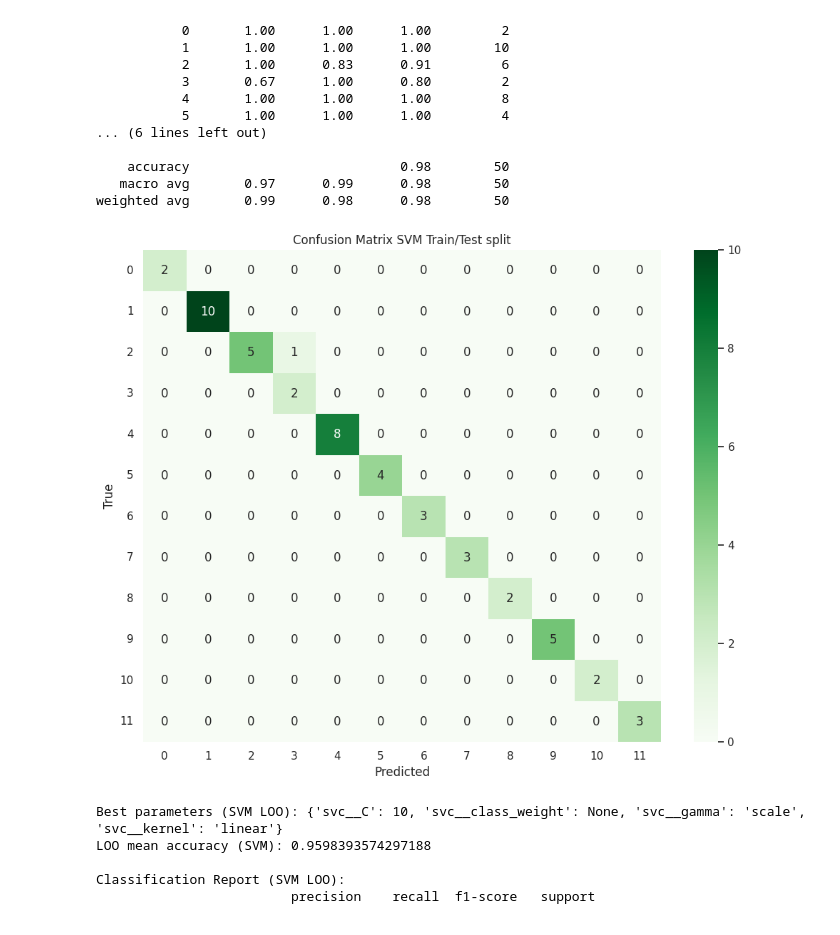
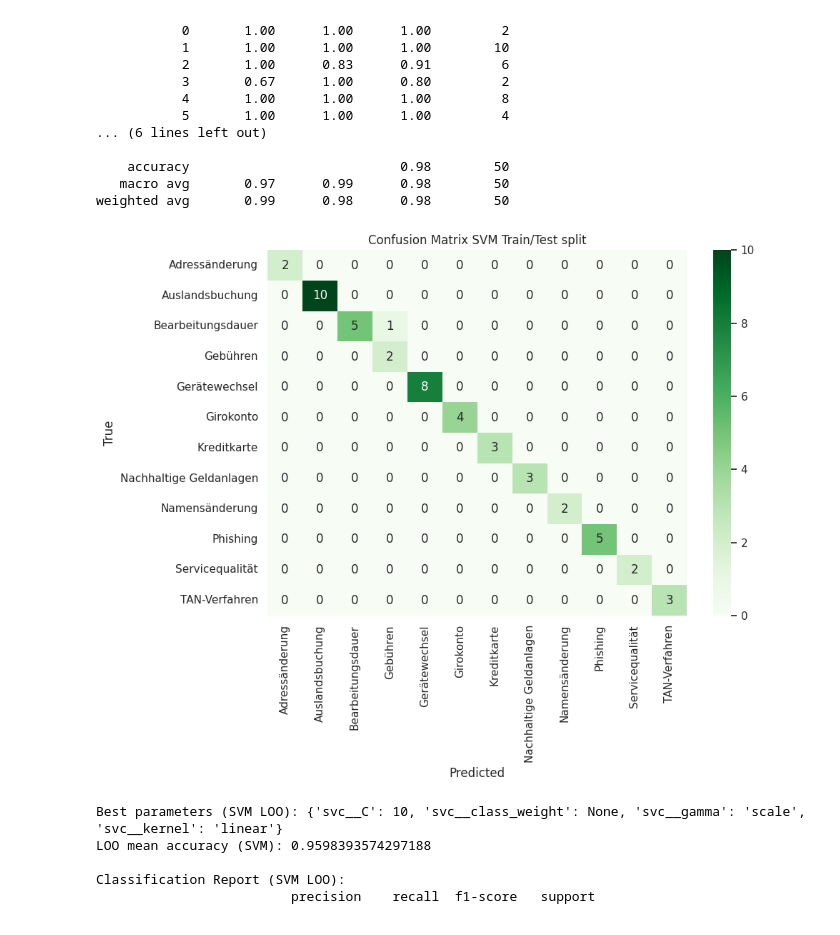
Before and after one commit to almilash/sparkasse_text_classification_challenge, a Jupyter notebook: model/Sparkasse_Challenge_AD-3.ipynb, the cells around one changed output. Drawn from its saved outputs; the diff is of its cells as text; code cells hidden in the pictures.

```diff
--- a/model/Sparkasse_Challenge_AD-3.ipynb
+++ b/model/Sparkasse_Challenge_AD-3.ipynb
@@ -777,7 +796,8 @@ X = vectorizer.fit_transform(df_clean["Kundenanfrage"])
 y = df_clean["Unterkategorie2"]
 
 # Encode labels
-y_encoded = LabelEncoder().fit_transform(y)
+encoder = LabelEncoder()
+y_encoded = encoder.fit_transform(y)
 
 # Train/test split
 X_train, X_test, y_train, y_test = train_test_split(
@@ -828,20 +848,22 @@ Classification Report:
 weighted avg       0.99      0.98      0.98        50
 # %%
 # Konfusionsmatrix berechnen für SVM
-labels = sorted(set(y_test))  # numeric labels from encoding
+labels = sorted(set(y_test))
+category_labels = encoder.inverse_transform(labels)
+
 cm = confusion_matrix(y_test, y_pred_SVM, labels=labels)
 
 plt.figure(figsize=(10, 8))
 sns.heatmap(cm, annot=True, fmt='d', cmap='Greens',
-            xticklabels=labels, yticklabels=labels)
+            xticklabels=category_labels, yticklabels=category_labels)
 plt.xlabel("Predicted")
 plt.ylabel("True")
 plt.title("Confusion Matrix SVM Train/Test split")
 plt.yticks(rotation=0)
 plt.tight_layout()
 plt.show()
 # %% [output]
-[figure, old version]
+[figure, new version]
 # %%
 # Braucht ca. 4min
 # === Data ===
```
Also changed, not shown: parts of 15 cells of this notebook.
